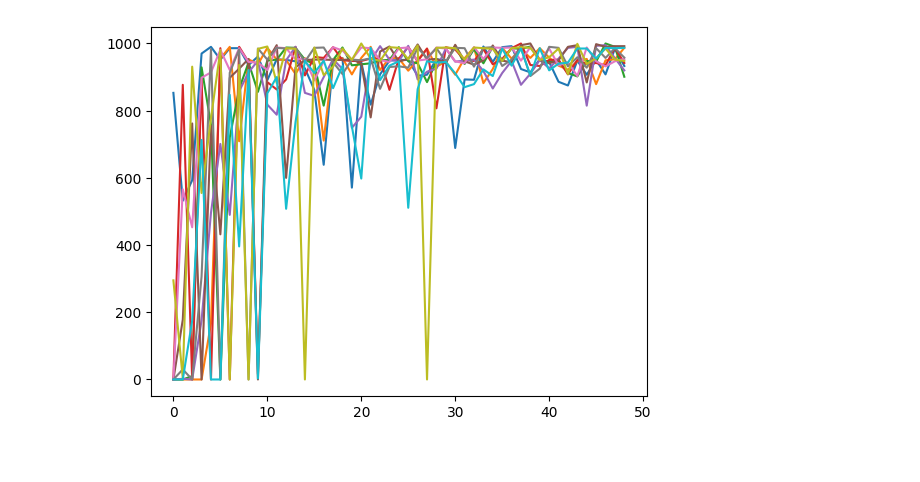
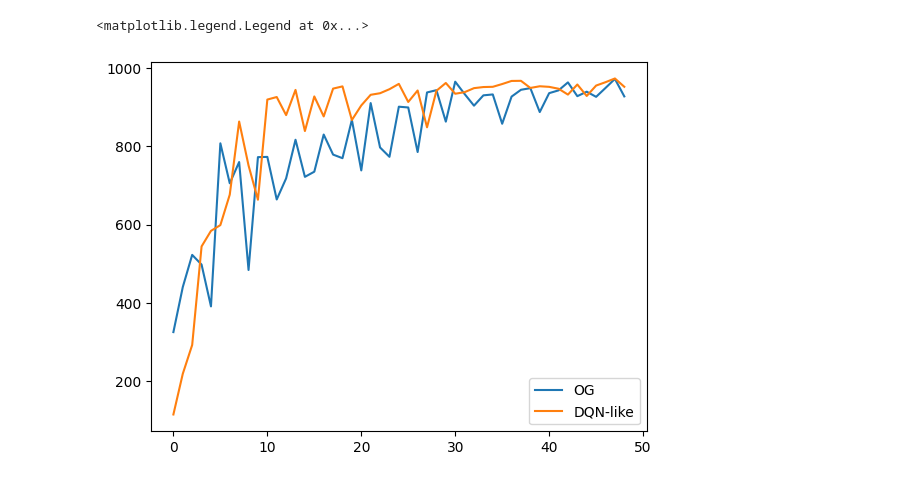
Before and after one commit to joeagriffith/rl-inference, a Jupyter notebook: plot.ipynb, the cells around one changed output. Cells and saved outputs as stored; diff of their text form; code cells hidden in the pictures.

```diff
--- a/plot.ipynb
+++ b/plot.ipynb
@@ -10,12 +0,0 @@ data2 = json.load(open('log_cup_catch_OG_0/metrics.json'))
-# %%
-data = []
-for i in range (10):
-    path = f'log_cup_catch_DQN-like_{i}/metrics.json'
-    data.append(json.load(open(path)))
-# %%
-rewards = np.zeros((10, len(data[0]['rewards'])))
-for i in range(10):
-    rewards[i] = data[i]['rewards']
-rewards = np.mean(rewards, axis=0)
-plt.plot(rewards, label='DQN-like')
-plt.show()
@@ -24,9 +1,29 @@ plt.show()
-# %%
-# y = np.array([d['mean'] for d in data['reward_stats']]).astype(float)
-
-for d in data:
-    y = d['rewards']
-    plt.plot(y)
-plt.show()
-# %% [output]
-[figure, removed]
+# %%
+import matplotlib.pyplot as plt
+import numpy as np
+import json
+og_data = []
+for i in range(10):
+    metrics = json.load(open(f"log_cup_catch/OG/{i}/metrics.json"))
+    og_data.append(metrics["rewards"])
+dqn_data = []
+for i in range(10):
+    metrics = json.load(open(f"log_cup_catch/DQN-like/{i}/metrics.json"))
+    dqn_data.append(metrics["rewards"])
+
+array = np.zeros((len(og_data), 49))
+for i, d in enumerate(og_data):
+    array[i] = d
+array.shape
+og_data = array.mean(axis=0)
+array = np.zeros((len(dqn_data), 49))
+plt.plot(og_data, label="OG")
+for i, d in enumerate(dqn_data):
+    array[i] = d
+array.shape
+dqn_data = array.mean(axis=0)
+plt.plot(dqn_data, label="DQN-like")
+plt.legend()
+# %% [output]
+<matplotlib.legend.Legend at 0x...>
+[figure, added]
```
Also changed, not shown: parts of 3 cells of this notebook, 43 other files.
